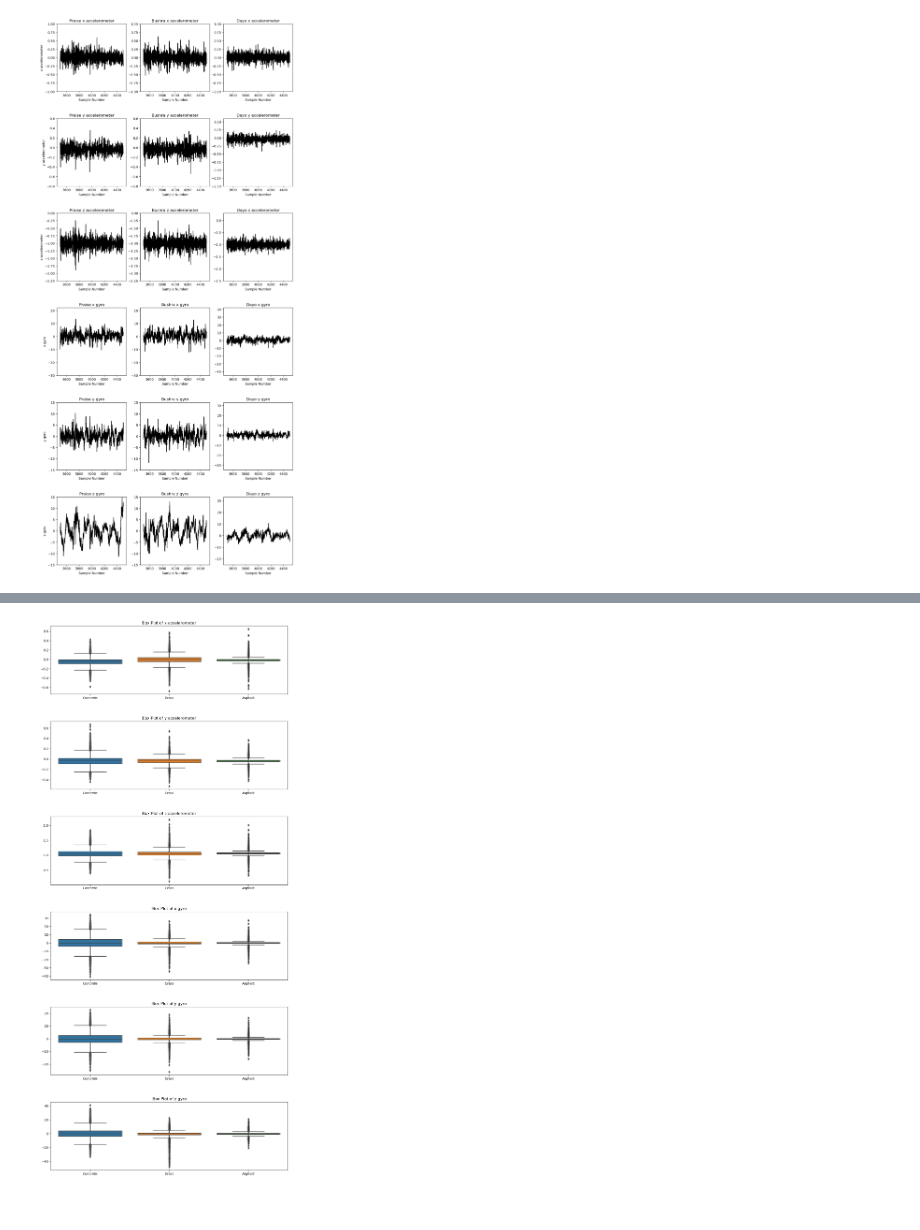
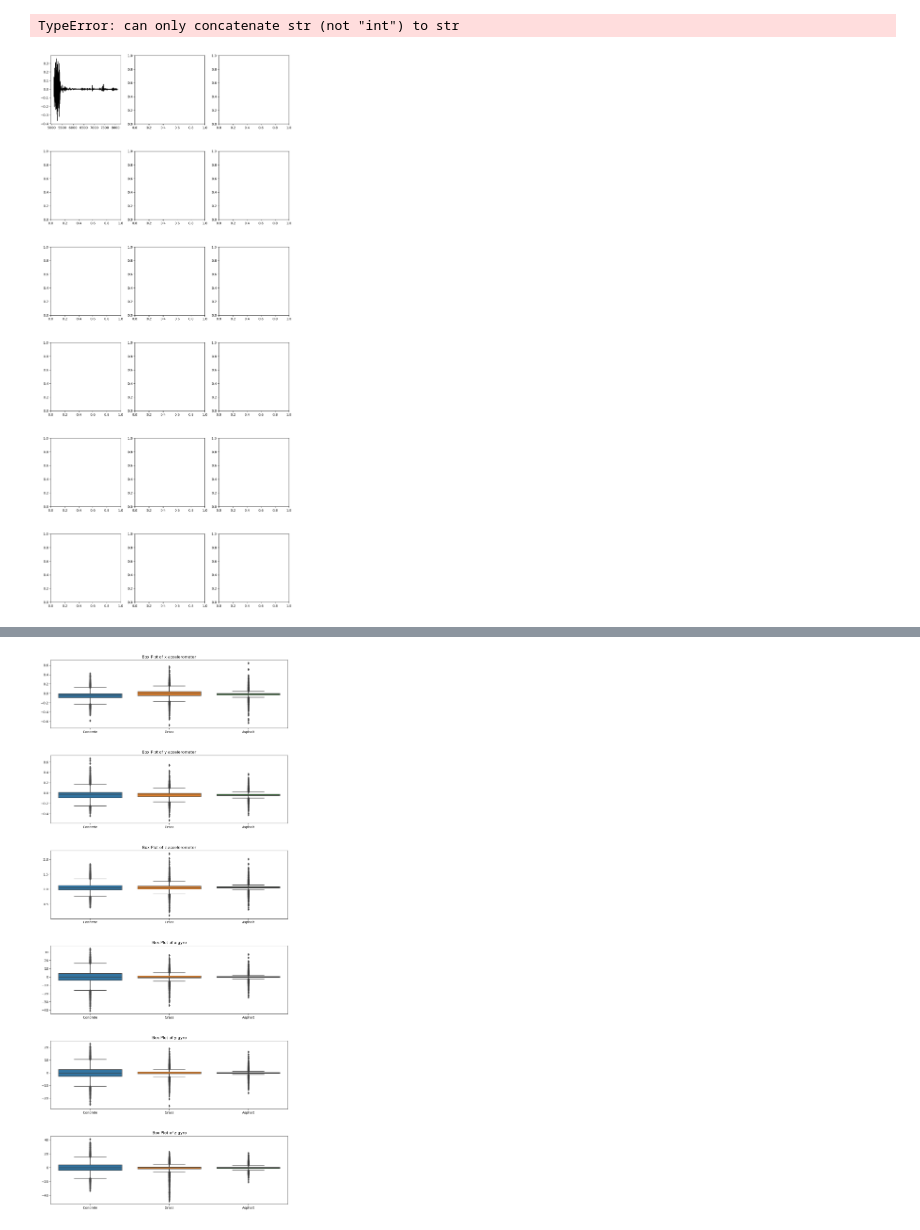
Before and after one commit to D-veloper/COMP4030-Data-Science-with-Machine-Learning, a Jupyter notebook: code/Individual Plots Praise.ipynb, the cells around one changed output, grey strips where cells are left out. Saved outputs shown, nothing was run; the diff lists cells and outputs as text; code cells hidden in the pictures.

```diff
--- a/code/Individual Plots Praise.ipynb
+++ b/code/Individual Plots Praise.ipynb
@@ -31,7 +31,7 @@ all_data_frames = [p_grass_df, p_concrete_df, p_asphalt_df, p_stones_df, p_tile_
 for df in all_data_frames:
     df.columns = columns
 # %%
-for i, feature in enumerate(grass_df.columns[1: ], 0):
+# for i, feature in enumerate(grass_df.columns[1: ], 0):
 
-    print(i, feature)
+#     print(i, feature)
 # %% [output]
@@ -151,53 +146,54 @@ fig, ax = plt.subplots(6, 3, figsize=(13, 30), gridspec_kw={'hspace': 0.4})
 
 for i, feature in enumerate(p_asphalt_df.columns[1:], 0):
 
-    ax[i, 0].plot(p_asphalt_df[3500:4500][feature], color = 'black')
+    ax[i, 0].plot(p_asphalt_df[-3000:][feature], color = 'black')
 
     ax[i, 0].set_title('Praise '+ feature)
 
     ax[i, 0].set_xlabel('Sample Number')
 
     ax[i, 0].set_ylabel(feature)
 
     if len(feature) > 6:
          ax[i, 0].set_ylim(-1, 1) if feature[0] == 'x' else ax[i, 0].set_ylim(-0.8, 0.6) if feature[0] == 'y' else ax[i, 0].set_ylim(-2.25, 0)
     else:
          ax[i, 0].set_ylim(-30, 22) if feature[0] == 'x' else ax[i, 0].set_ylim(-15, 15) if feature[0] == 'y' else ax[i, 0].set_ylim(-15, 15)
 
 
-for i, feature in enumerate(b_asphalt_df.columns[1:], 0):
+# for i, feature in enumerate(b_asphalt_df.columns[1:], 0):
 
-    ax[i, 1].plot(b_asphalt_df[3500:4500][feature], color = 'black')
+#     ax[i, 1].plot(b_asphalt_df[3500:4500][feature], color = 'black')
 
-    ax[i, 1].set_title('Bushra '+ feature)
+#     ax[i, 1].set_title('Bushra '+ feature)
 
-    ax[i, 1].set_xlabel('Sample Number')
+#     ax[i, 1].set_xlabel('Sample Number')
 
-    # ax[i, 1].set_ylabel(feature)
+#     # ax[i, 1].set_ylabel(feature)
 
-    if len(feature) > 6:
-         ax[i, 1].set_ylim(-1, 1) if feature[0] == 'x' else ax[i, 1].set_ylim(-0.8, 0.6) if feature[0] == 'y' else ax[i, 1].set_ylim(-2.25, 0)
-    else:
-         ax[i, 1].set_ylim(-30, 22) if feature[0] == 'x' else ax[i, 1].set_ylim(-15, 15) if feature[0] == 'y' else ax[i, 1].set_ylim(-15, 15)
+#     if len(feature) > 6:
+#          ax[i, 1].set_ylim(-1, 1) if feature[0] == 'x' else ax[i, 1].set_ylim(-0.8, 0.6) if feature[0] == 'y' else ax[i, 1].set_ylim(-2.25, 0)
+#     else:
+#          ax[i, 1].set_ylim(-30, 22) if feature[0] == 'x' else ax[i, 1].set_ylim(-15, 15) if feature[0] == 'y' else ax[i, 1].set_ylim(-15, 15)
 
-for i, feature in enumerate(d_asphalt_df.columns[1:], 0):
+# for i, feature in enumerate(d_asphalt_df.columns[1:], 0):
 
-    ax[i, 2].plot(d_asphalt_df[3500:4500][feature], color = 'black')
+#     ax[i, 2].plot(d_asphalt_df[3500:4500][feature], color = 'black')
 
-    ax[i, 2].set_title('Dayo '+ feature)
+#     ax[i, 2].set_title('Dayo '+ feature)
 
-    ax[i, 2].set_xlabel('Sample Number')
+#     ax[i, 2].set_xlabel('Sample Number')
 
-    # ax[i, 2].set_ylabel(feature)
+#     # ax[i, 2].set_ylabel(feature)
 
-    if len(feature) > 6:
-        ax[i, 2].set_ylim(-1, 1) if feature[0] == 'x' else ax[i, 2].set_ylim(-1.5, 0.6) if feature[0] == 'y' else ax[i, 2].set_ylim(-2.5, 0.3)
-    else:
-        ax[i, 2].set_ylim(-45, 42) if feature[0] == 'x' else ax[i, 2].set_ylim(-35, 33) if feature[0] == 'y' else ax[i, 2].set_ylim(-25, 33)
+#     if len(feature) > 6:
+#         ax[i, 2].set_ylim(-1, 1) if feature[0] == 'x' else ax[i, 2].set_ylim(-1.5, 0.6) if feature[0] == 'y' else ax[i, 2].set_ylim(-2.5, 0.3)
+#     else:
+#         ax[i, 2].set_ylim(-45, 42) if feature[0] == 'x' else ax[i, 2].set_ylim(-35, 33) if feature[0] == 'y' else ax[i, 2].set_ylim(-25, 33)
 
 plt.show()
 # %% [output]
+TypeError: can only concatenate str (not "int") to str
-[figure, old version]
+[figure, new version]
 # %%
 fig, ax = plt.subplots(6, 3, figsize=(13, 30), gridspec_kw={'hspace': 0.4})
 
```
Also changed, not shown: parts of 6 cells of this notebook, 10 other files.
